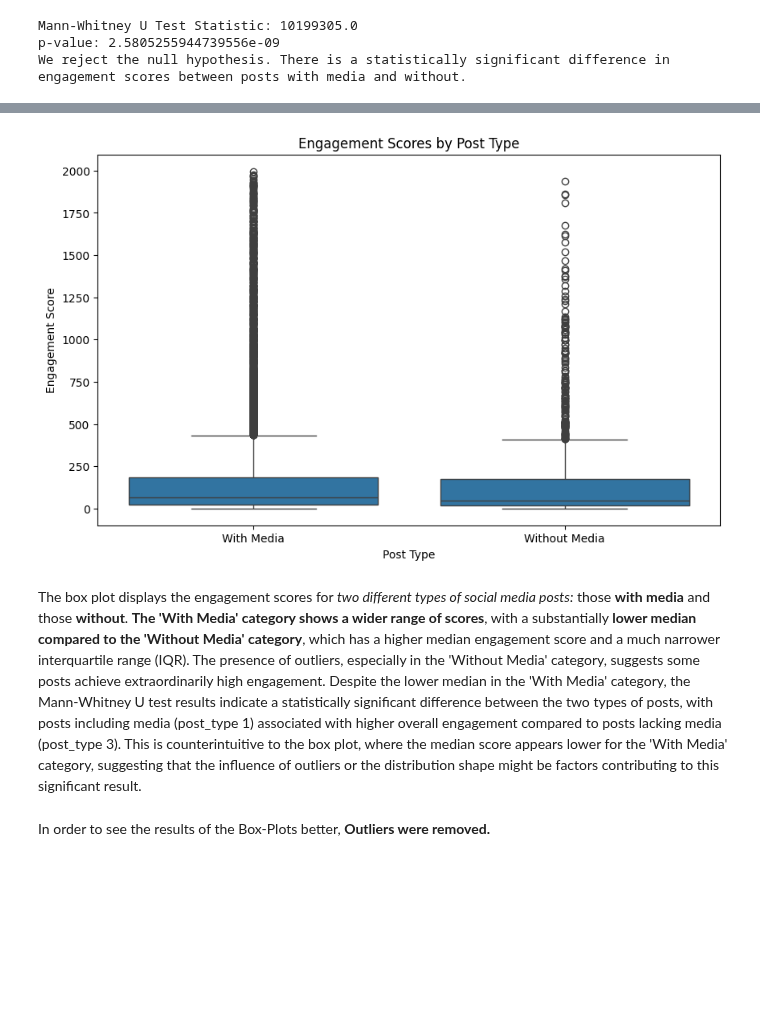
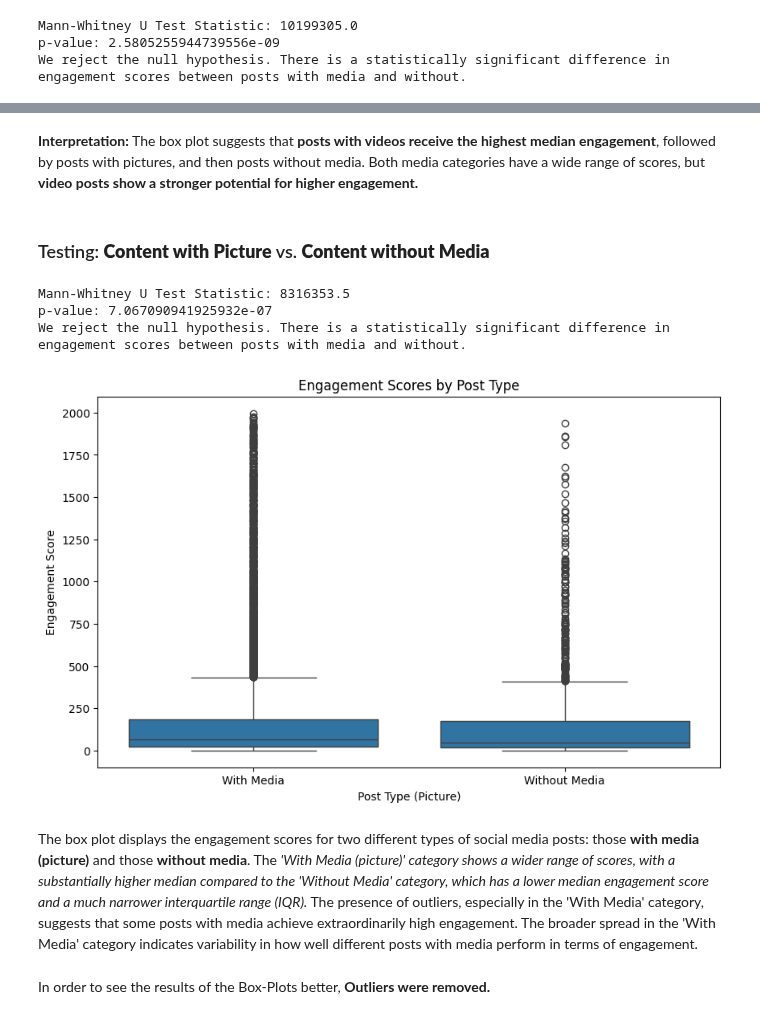
Before and after one commit to crlhbs/Group1_MarketingStrategy, a Jupyter notebook: Testing_H2.ipynb, the cells around one changed output, grey strips where cells are left out. Drawn from its saved outputs; the diff is of its cells as text; code cells hidden in the pictures; blank space fills up the shorter version.

```diff
--- a/Testing_H2.ipynb
+++ b/Testing_H2.ipynb
@@ -261,0 +262,14 @@ We reject the null hypothesis. There is a statistically significant difference i
+# %%
+#map the post types to more descriptive labels
+df['Post Type Label'] = df['post_type'].map({1: 'With Picture', 2: 'With Video', 3: 'Without Media'})
+
+#filter out the post types
+plot_data = df[df['post_type'].isin([1, 2, 3])]
+
+# Create the boxplot
+plt.figure(figsize=(10, 6))
+sns.boxplot(x='Post Type Label', y='engagement', data=plot_data)
+plt.title('Engagement Scores by Post Type')
+plt.xlabel('Post Type')
+plt.ylabel('Engagement Score')
+plt.show()
@@ -262,20 +278,46 @@ We reject the null hypothesis. There is a statistically significant difference i
+# %% [markdown]
+**Interpretation:** The box plot suggests that **posts with videos receive the highest median engagement**, followed by posts with pictures, and then posts without media. Both media categories have a wide range of scores, but **video posts show a stronger potential for higher engagement.**
+# %% [markdown]
+### Testing: **Content with Picture** vs. **Content without Media**
+# %%
+#separate your data into two groups: one for posts with videos and one for posts without
+group_with_media = df[(df['post_type'] == 1) | (df['post_type'] == 1)]['engagement']
+group_without_media = df[df['post_type'] == 3]['engagement']
+
+#perform the Mann-Whitney U test
+u_statistic, p_value = mannwhitneyu(group_with_media, group_without_media, alternative='greater')
+
+#print the test statistic and p-value
+print('Mann-Whitney U Test Statistic:', u_statistic)
+print('p-value:', p_value)
+
+#interpret the results
+alpha = 0.05
+if p_value < alpha:
+    print("We reject the null hypothesis. There is a statistically significant difference in engagement scores between posts with media and without.")
+else:
+    print("We fail to reject the null hypothesis. There is not a statistically significant difference in engagement scores between posts with media and without.")
+# %% [output]
+Mann-Whitney U Test Statistic: 8316353.5
+p-value: 7.067090941925932e-07
+We reject the null hypothesis. There is a statistically significant difference in engagement scores between posts with media and without.
 # %%
 #where 1 indicates posts with media and 3 indicates posts without media
 
 #create a new column for ease of plotting
 df['Group'] = df['post_type'].apply(lambda x: 'With Media' if x == 1 else 'Without Media' if x == 3 else 'Other')
 
 #create a boxplot to visualize the engagement scores
 plt.figure(figsize=(10, 6))
 sns.boxplot(x='Group', y='engagement', data=df[df['Group'].isin(['With Media', 'Without Media'])])
 plt.title('Engagement Scores by Post Type')
-plt.xlabel('Post Type')
+plt.xlabel('Post Type (Picture)')
 plt.ylabel('Engagement Score')
 plt.show()
 # %% [output]
-[figure, old version]
+[figure, new version]
 # %% [markdown]
-The box plot displays the engagement scores for *two different types of social media posts:* those **with media** and those **without**. **The 'With Media' category shows a wider range of scores**, with a substantially **lower median compared to the 'Without Media' category**, which has a higher median engagement score and a much narrower interquartile range (IQR). The presence of outliers, especially in the 'Without Media' category, suggests some posts achieve extraordinarily high engagement. Despite the lower median in the 'With Media' category, the Mann-Whitney U test results indicate a statistically significant difference between the two types of posts, with posts including media (post_type 1) associated with higher overall engagement compared to posts lacking media (post_type 3). This is counterintuitive to the box plot, where the median score appears lower for the 'With Media' category, suggesting that the influence of outliers or the distribution shape might be factors contributing to this significant result.
+The box plot displays the engagement scores for two different types of social media posts: those **with media (picture)** and those **without media**. The *'With Media (picture)' category shows a wider range of scores, with a substantially higher median compared to the 'Without Media' category, which has a lower median engagement score and a much narrower interquartile range (IQR).* The presence of outliers, especially in the 'With Media' category, suggests that some posts with media achieve extraordinarily high engagement. The broader spread in the 'With Media' category indicates variability in how well different posts with media perform in terms of engagement.
 # %% [markdown]
 In order to see the results of the Box-Plots better, **Outliers were removed.**
 # %%
```
Also changed, not shown: parts of 24 cells of this notebook.
